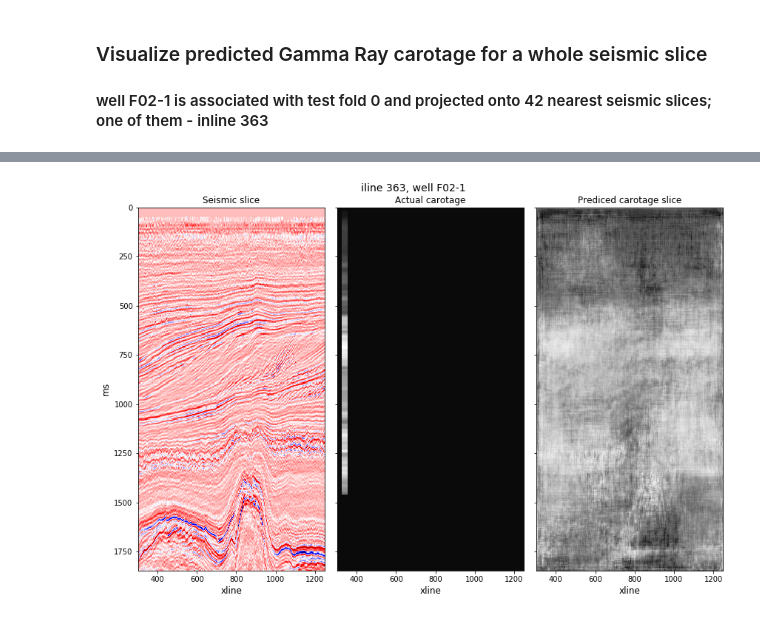
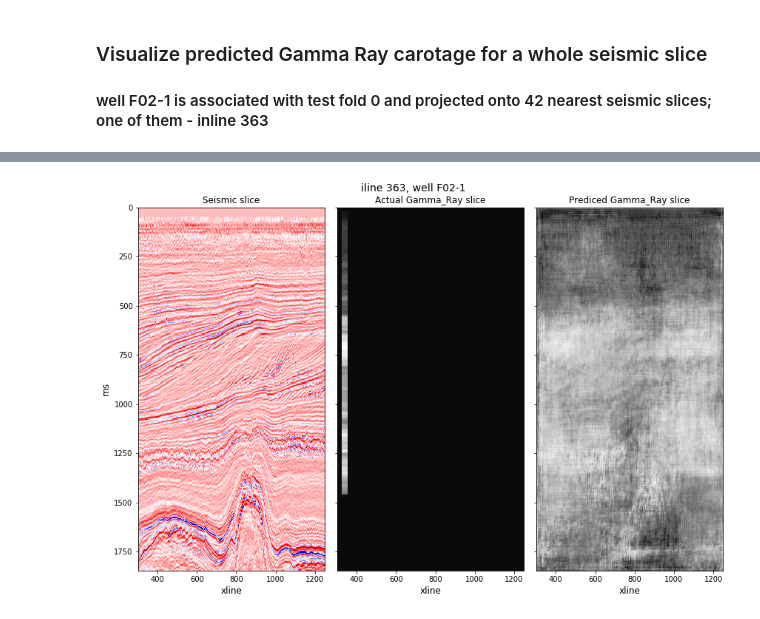
Before and after one commit to neuro-inc/ml-recipe-seismic, a Jupyter notebook: notebooks/inference.ipynb, the cells around one changed output, grey strips where cells are left out. Cells and saved outputs as stored; diff of their text form; code cells hidden in the pictures.

```diff
--- a/notebooks/inference.ipynb
+++ b/notebooks/inference.ipynb
@@ -141,25 +141,25 @@ I0531 11:02:57.743999  7612 optimizers.py:16] Wrapping 'Adam' Keras optimizer wi
 # %%
 i_d = 'iline_363_F02-1'
 
 color_norm = colors.Normalize(vmin=data[i_d]['y_pred'].min(), vmax=data[i_d]['y_pred'].max())
 extent = [min(ilines), max(ilines), nsamples * dt - 1, 0] if 'xline' in i_d else [min(xlines), max(xlines), nsamples * dt - 1, 0]
 
 fig, (ax1, ax2, ax3) = plt.subplots(1, 3, figsize=(12, 8), sharey=True)
 ax1.imshow(data[i_d]['seism'], cmap='seismic', extent=extent)
 ax1.set_title('Seismic slice')
 ax1.set_ylabel('ms', fontsize=fontsize)
 ax1.set_xlabel('iline' if 'xline' in i_d else 'xline', fontsize=fontsize)
 
 ax2.imshow(data[i_d]['y_true'], cmap='Greys_r', extent=extent, norm=color_norm)
-ax2.set_title('Actual carotage')
+ax2.set_title(f'Actual {carotage} slice')
 ax2.set_xlabel('iline' if 'xline' in i_d else 'xline', fontsize=fontsize)
 
 ax3.imshow(data[i_d]['y_pred'], cmap='Greys_r', extent=extent, norm=color_norm)
-ax3.set_title(f'Prediced carotage slice')
+ax3.set_title(f'Prediced {carotage} slice')
 ax3.set_xlabel('iline' if 'xline' in i_d else 'xline', fontsize=fontsize)
 
 plt.tight_layout()
 plt.suptitle(f'{{}} {{}}, well {{}}'.format(*i_d.split('_')), fontsize=14, y=0.99)
 plt.show()
 # %% [output]
-[figure, old version]
+[figure, new version]
```
Also changed, not shown: parts of 3 cells of this notebook, 4 other files.
